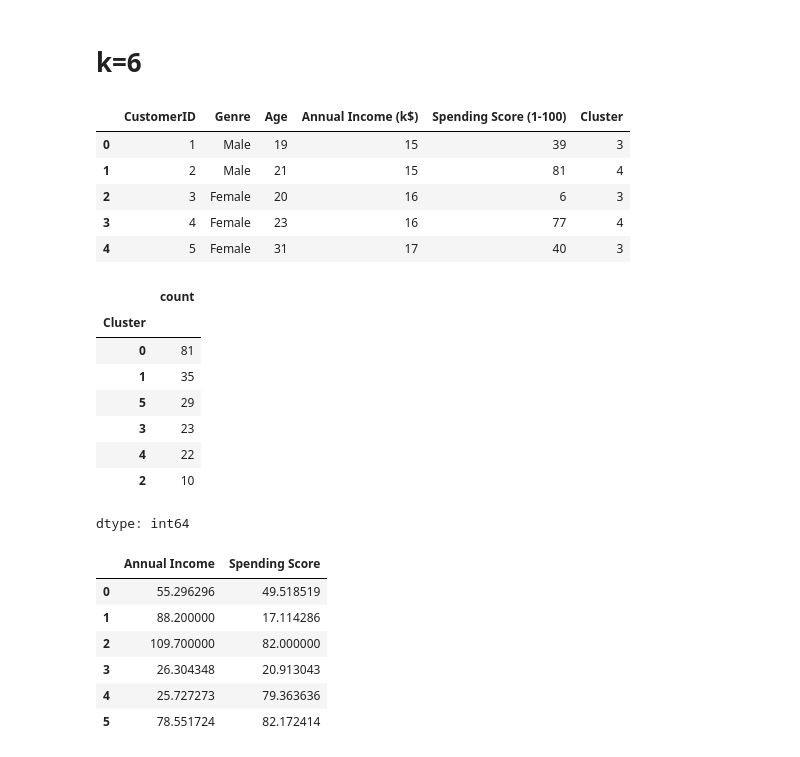
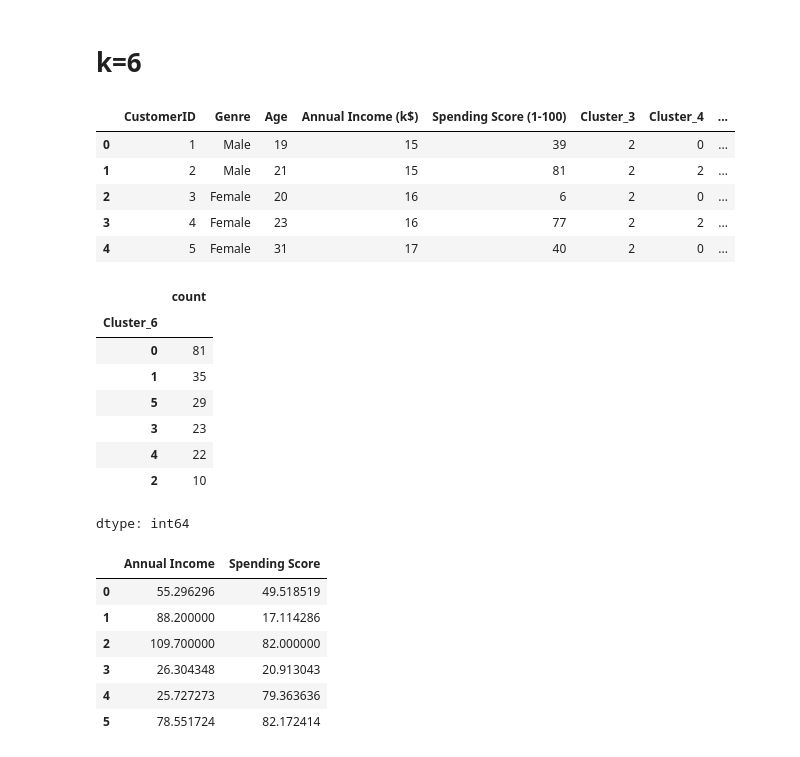
Before and after one commit to cenna-alias/test, a Jupyter notebook: kmeans_clustering.ipynb, the cells around one changed output. Cells and saved outputs as stored; diff of their text form; code cells hidden in the pictures.

```diff
--- a/kmeans_clustering.ipynb
+++ b/kmeans_clustering.ipynb
@@ -98,8 +95,7 @@ array([[-1.73899919, -0.43480148],
 # %%
 wc = []
 
-for i in range(2,11):
-
+for i in range(1,11):
     kmeans = KMeans(
         n_clusters=i,
         random_state=42,
@@ -107,16 +103,12 @@ for i in range(2,11):
     )
 
     kmeans.fit(X_scaled)
-
     wc.append(kmeans.inertia_)
 
 plt.figure(figsize=(8,5))
-
-plt.plot(range(2,11),wc,marker='o')
-
+plt.plot(range(1,11),wc,marker='o')
 plt.xlabel('Number of Clusters')
 plt.ylabel('WC')
 plt.title('Elbow Method')
-
 plt.show()
 # %% [output]
@@ -130,9 +122,7 @@ kmeans3 = KMeans(
     n_init=10
 )
 
-clusters = kmeans3.fit_predict(X_scaled)
-
-df['Cluster'] = clusters
-
+clusters3 = kmeans3.fit_predict(X_scaled)
+df['Cluster_3'] = clusters3
 df.head()
 # %% [output]
@@ -201,16 +187,13 @@ plt.show()
 # %% [markdown]
 # k=4
 # %%
-
 kmeans4 = KMeans(
     n_clusters=4,
     random_state=42,
     n_init=10
 )
 
-clusters = kmeans4.fit_predict(X_scaled)
-
-df['Cluster'] = clusters
-
+clusters4 = kmeans4.fit_predict(X_scaled)
+df['Cluster_4'] = clusters4
 df.head()
 # %% [output]
@@ -287,9 +266,7 @@ kmeans5 = KMeans(
     n_init=10
 )
 
-clusters = kmeans5.fit_predict(X_scaled)
-
-df['Cluster'] = clusters
-
+clusters5 = kmeans5.fit_predict(X_scaled)
+df['Cluster_5'] = clusters5
 df.head()
 # %% [output]
@@ -361,30 +335,27 @@ plt.show()
 # %% [markdown]
 # k=6
 # %%
-
 kmeans6 = KMeans(
     n_clusters=6,
     random_state=42,
     n_init=10
 )
 
-clusters = kmeans6.fit_predict(X_scaled)
-
-df['Cluster'] = clusters
-
+clusters6 = kmeans6.fit_predict(X_scaled)
+df['Cluster_6'] = clusters6
 df.head()
 # %% [output]
-|  | CustomerID | Genre | Age | Annual Income (k$) | Spending Score (1-100) | Cluster |
-| 0 | 1 | Male | 19 | 15 | 39 | 3 |
-| 1 | 2 | Male | 21 | 15 | 81 | 4 |
-| 2 | 3 | Female | 20 | 16 | 6 | 3 |
-| 3 | 4 | Female | 23 | 16 | 77 | 4 |
-| 4 | 5 | Female | 31 | 17 | 40 | 3 |
+|  | CustomerID | Genre | Age | Annual Income (k$) | Spending Score (1-100) | Cluster_3 | Cluster_4 | ... |
+| 0 | 1 | Male | 19 | 15 | 39 | 2 | 0 | ... |
+| 1 | 2 | Male | 21 | 15 | 81 | 2 | 2 | ... |
+| 2 | 3 | Female | 20 | 16 | 6 | 2 | 0 | ... |
+| 3 | 4 | Female | 23 | 16 | 77 | 2 | 2 | ... |
+| 4 | 5 | Female | 31 | 17 | 40 | 2 | 0 | ... |
 # %%
-df['Cluster'].value_counts()
+df['Cluster_6'].value_counts()
 # %% [output]
 |  | count |
-| Cluster |  |
+| Cluster_6 |  |
 | 0 | 81 |
 | 1 | 35 |
 | 5 | 29 |
```
Also changed, not shown: parts of 18 cells of this notebook.
